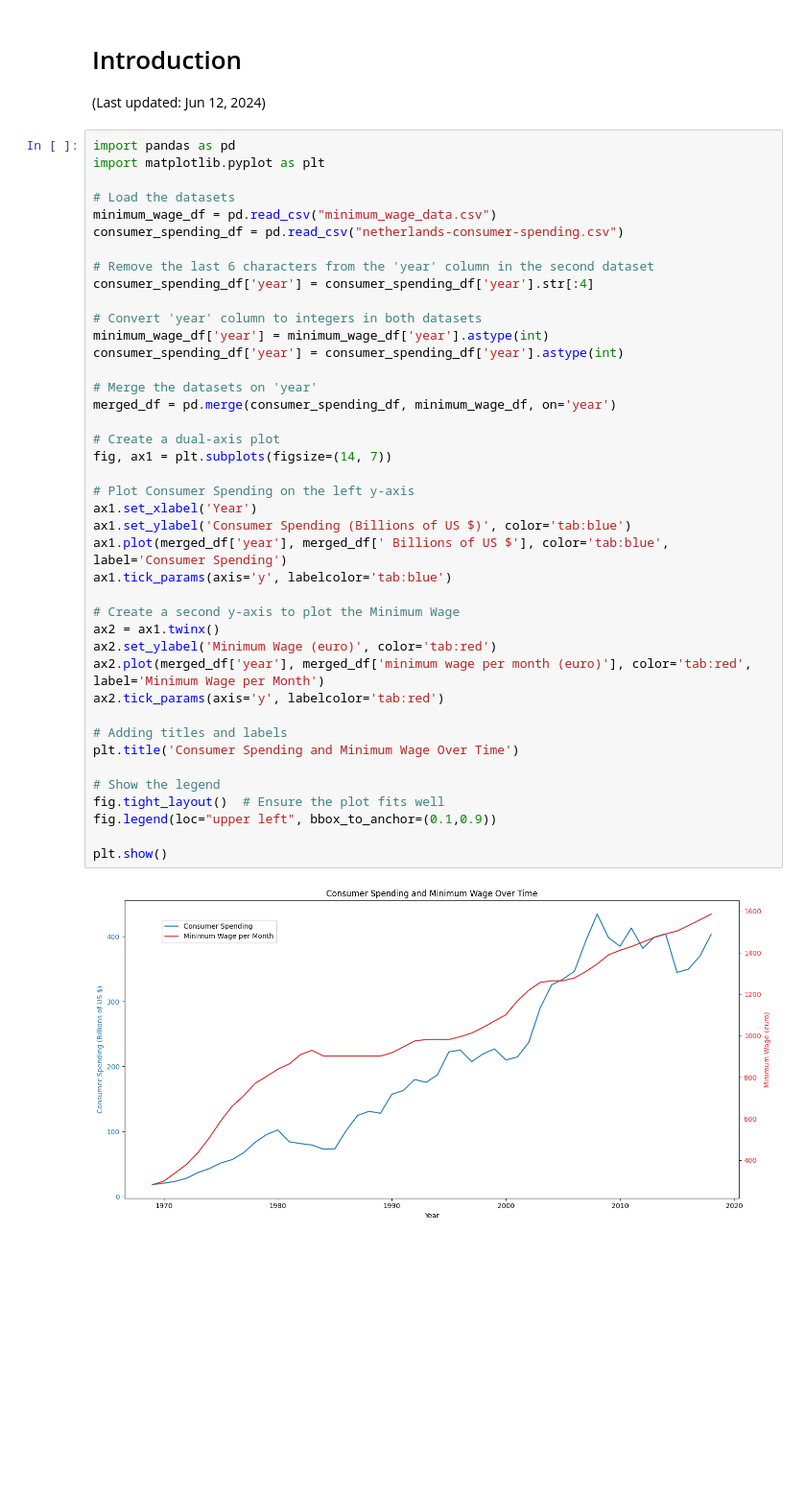
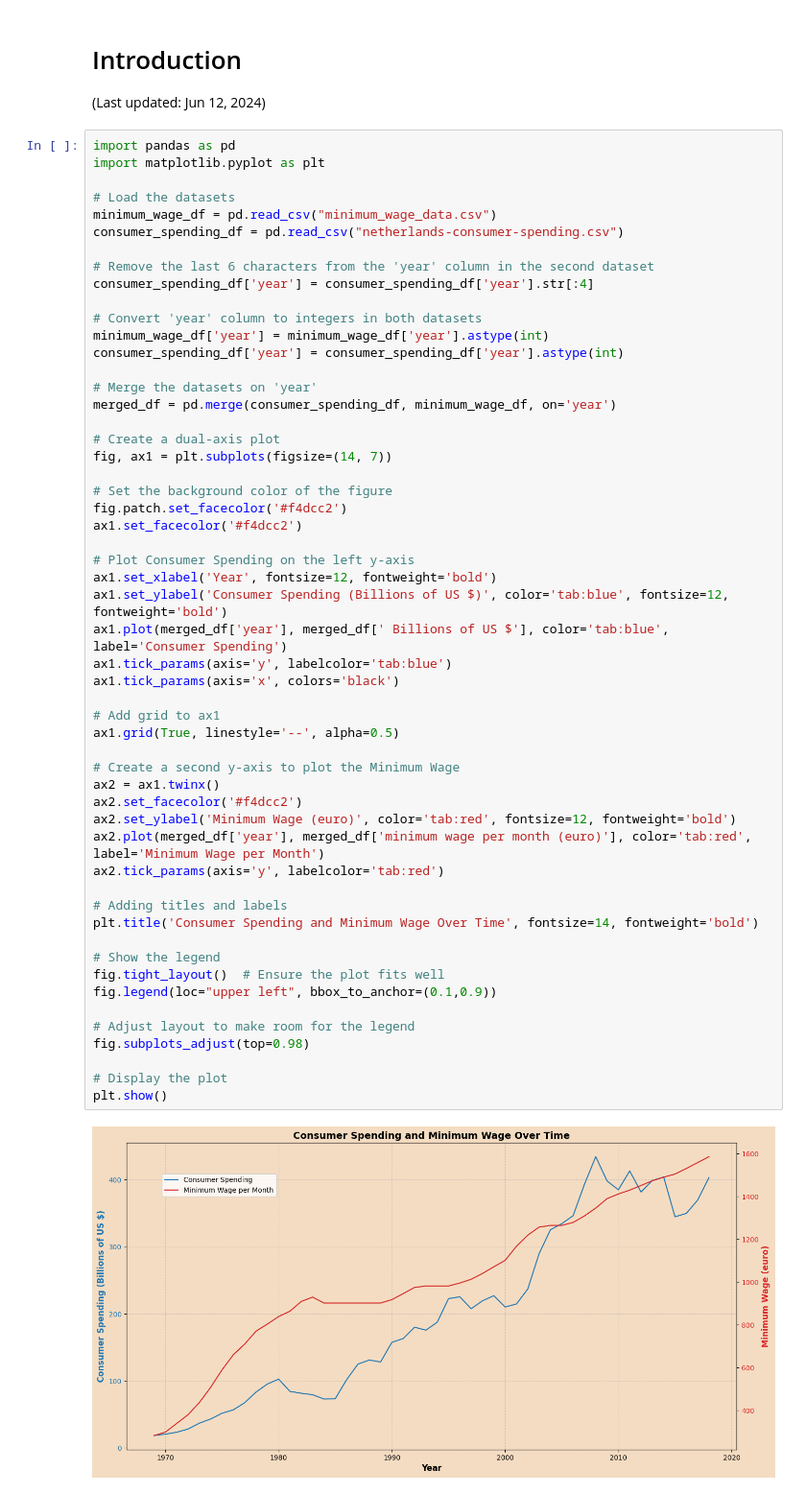
Before and after one commit to anri4/Information_Visualization, a Jupyter notebook: _build/jupyter_execute/docs/main.ipynb, the cells around one changed output. Shown at 96% size. Drawn from its saved outputs; the diff is of its cells as text; blank space fills up the shorter version.

```diff
--- a/_build/jupyter_execute/docs/main.ipynb
+++ b/_build/jupyter_execute/docs/main.ipynb
@@ -13,35 +13,48 @@ consumer_spending_df = pd.read_csv("netherlands-consumer-spending.csv")
 # Remove the last 6 characters from the 'year' column in the second dataset
 consumer_spending_df['year'] = consumer_spending_df['year'].str[:4]
 
 # Convert 'year' column to integers in both datasets
 minimum_wage_df['year'] = minimum_wage_df['year'].astype(int)
 consumer_spending_df['year'] = consumer_spending_df['year'].astype(int)
 
 # Merge the datasets on 'year'
 merged_df = pd.merge(consumer_spending_df, minimum_wage_df, on='year')
 
 # Create a dual-axis plot
 fig, ax1 = plt.subplots(figsize=(14, 7))
 
+# Set the background color of the figure
+fig.patch.set_facecolor('#f4dcc2')
+ax1.set_facecolor('#f4dcc2')
+
 # Plot Consumer Spending on the left y-axis
-ax1.set_xlabel('Year')
-ax1.set_ylabel('Consumer Spending (Billions of US $)', color='tab:blue')
+ax1.set_xlabel('Year', fontsize=12, fontweight='bold')
+ax1.set_ylabel('Consumer Spending (Billions of US $)', color='tab:blue', fontsize=12, fontweight='bold')
 ax1.plot(merged_df['year'], merged_df[' Billions of US $'], color='tab:blue', label='Consumer Spending')
 ax1.tick_params(axis='y', labelcolor='tab:blue')
+ax1.tick_params(axis='x', colors='black')
+
+# Add grid to ax1
+ax1.grid(True, linestyle='--', alpha=0.5)
 
 # Create a second y-axis to plot the Minimum Wage
 ax2 = ax1.twinx()
-ax2.set_ylabel('Minimum Wage (euro)', color='tab:red')
+ax2.set_facecolor('#f4dcc2')
+ax2.set_ylabel('Minimum Wage (euro)', color='tab:red', fontsize=12, fontweight='bold')
 ax2.plot(merged_df['year'], merged_df['minimum wage per month (euro)'], color='tab:red', label='Minimum Wage per Month')
 ax2.tick_params(axis='y', labelcolor='tab:red')
 
 # Adding titles and labels
-plt.title('Consumer Spending and Minimum Wage Over Time')
+plt.title('Consumer Spending and Minimum Wage Over Time', fontsize=14, fontweight='bold')
 
 # Show the legend
 fig.tight_layout()  # Ensure the plot fits well
 fig.legend(loc="upper left", bbox_to_anchor=(0.1,0.9))
 
+# Adjust layout to make room for the legend
+fig.subplots_adjust(top=0.98)
+
+# Display the plot
 plt.show()
 # %% [output]
-[figure, old version]
+[figure, new version]
```
Also changed, not shown: 10 other files.
